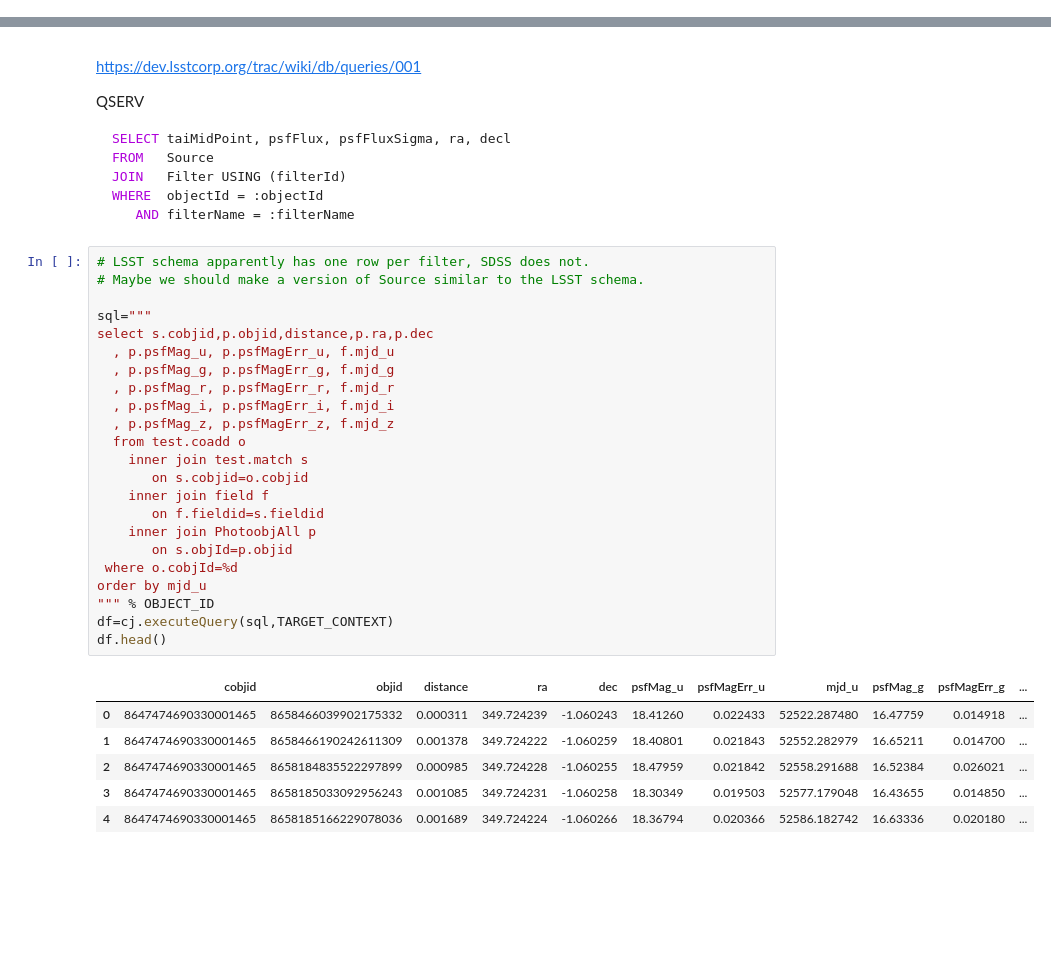
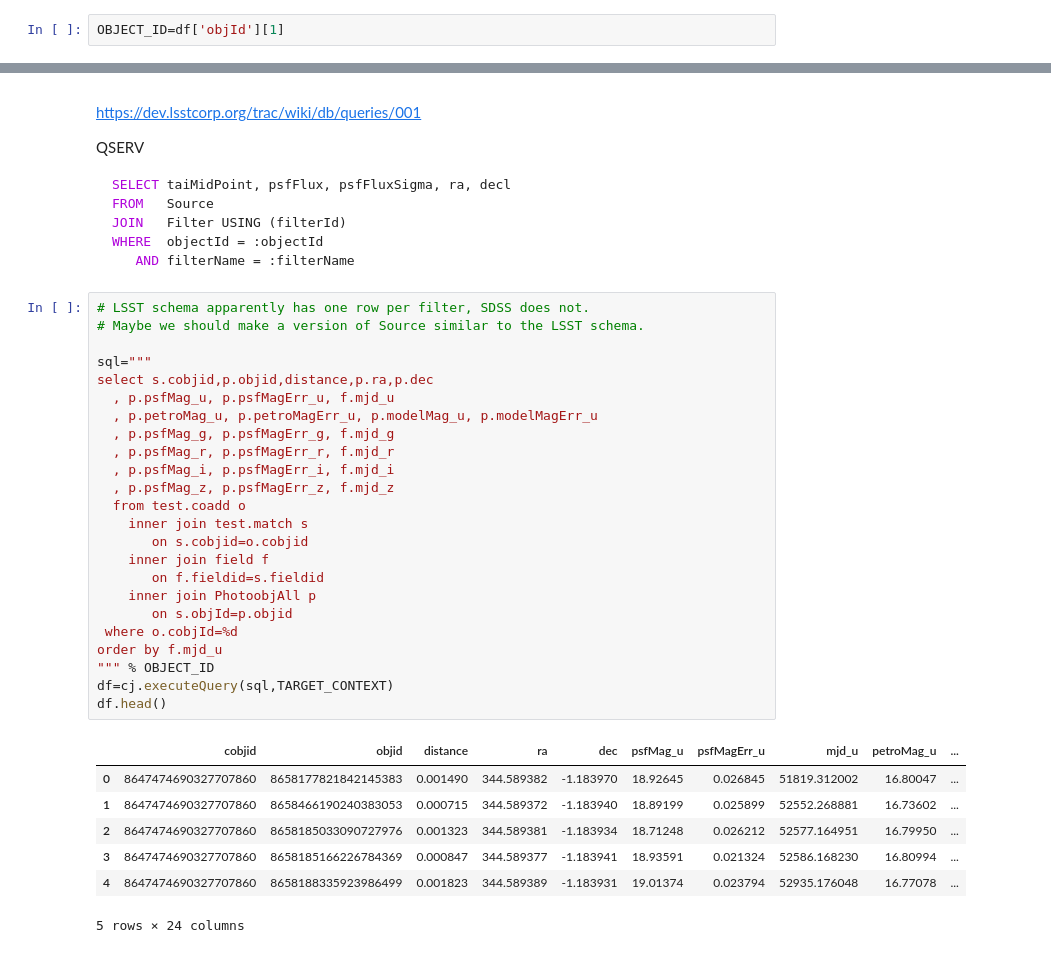
Before and after one commit to idies/jhu-lsst, a Jupyter notebook: Stripe82/test_queries/LSST-Test-Queries - Part 1.ipynb, the cells around one changed output, grey strips where cells are left out. Drawn from its saved outputs; the diff is of its cells as text; blank space fills up the shorter version.

```diff
--- a/Stripe82/test_queries/LSST-Test-Queries - Part 1.ipynb
+++ b/Stripe82/test_queries/LSST-Test-Queries - Part 1.ipynb
@@ -59,3 +50,5 @@ OBJECT_ID=8647474690330001465
+# %%
+OBJECT_ID=df['objId'][1]
 # %% [markdown]
 ### <a href="https://dev.lsstcorp.org/trac/wiki/db/queries/001" target="_blank">Extract light curve for a given object (time, magnitude and/or position) </a>
 
@@ -72,31 +65,33 @@ WHERE  objectId = :objectId
 # %%
 # LSST schema apparently has one row per filter, SDSS does not.
 # Maybe we should make a version of Source similar to the LSST schema.
 
 sql="""
 select s.cobjid,p.objid,distance,p.ra,p.dec
   , p.psfMag_u, p.psfMagErr_u, f.mjd_u
+  , p.petroMag_u, p.petroMagErr_u, p.modelMag_u, p.modelMagErr_u
   , p.psfMag_g, p.psfMagErr_g, f.mjd_g
   , p.psfMag_r, p.psfMagErr_r, f.mjd_r
   , p.psfMag_i, p.psfMagErr_i, f.mjd_i
   , p.psfMag_z, p.psfMagErr_z, f.mjd_z
   from test.coadd o
     inner join test.match s
        on s.cobjid=o.cobjid
     inner join field f
        on f.fieldid=s.fieldid
     inner join PhotoobjAll p
        on s.objId=p.objid
  where o.cobjId=%d
-order by mjd_u
+order by f.mjd_u
 """ % OBJECT_ID
 df=cj.executeQuery(sql,TARGET_CONTEXT)
 df.head()
 # %% [output]
-|  | cobjid | objid | distance | ra | dec | psfMag_u | psfMagErr_u | mjd_u | psfMag_g | psfMagErr_g | ... |
-| 0 | 8647474690330001465 | 8658466039902175332 | 0.000311 | 349.724239 | -1.060243 | 18.41260 | 0.022433 | 52522.287480 | 16.47759 | 0.014918 | ... |
-| 1 | 8647474690330001465 | 8658466190242611309 | 0.001378 | 349.724222 | -1.060259 | 18.40801 | 0.021843 | 52552.282979 | 16.65211 | 0.014700 | ... |
-| 2 | 8647474690330001465 | 8658184835522297899 | 0.000985 | 349.724228 | -1.060255 | 18.47959 | 0.021842 | 52558.291688 | 16.52384 | 0.026021 | ... |
-| 3 | 8647474690330001465 | 8658185033092956243 | 0.001085 | 349.724231 | -1.060258 | 18.30349 | 0.019503 | 52577.179048 | 16.43655 | 0.014850 | ... |
-| 4 | 8647474690330001465 | 8658185166229078036 | 0.001689 | 349.724224 | -1.060266 | 18.36794 | 0.020366 | 52586.182742 | 16.63336 | 0.020180 | ... |
+|  | cobjid | objid | distance | ra | dec | psfMag_u | psfMagErr_u | mjd_u | petroMag_u | ... |
+| 0 | 8647474690327707860 | 8658177821842145383 | 0.001490 | 344.589382 | -1.183970 | 18.92645 | 0.026845 | 51819.312002 | 16.80047 | ... |
+| 1 | 8647474690327707860 | 8658466190240383053 | 0.000715 | 344.589372 | -1.183940 | 18.89199 | 0.025899 | 52552.268881 | 16.73602 | ... |
+| 2 | 8647474690327707860 | 8658185033090727976 | 0.001323 | 344.589381 | -1.183934 | 18.71248 | 0.026212 | 52577.164951 | 16.79950 | ... |
+| 3 | 8647474690327707860 | 8658185166226784369 | 0.000847 | 344.589377 | -1.183941 | 18.93591 | 0.021324 | 52586.168230 | 16.80994 | ... |
+| 4 | 8647474690327707860 | 8658188335923986499 | 0.001823 | 344.589389 | -1.183931 | 19.01374 | 0.023794 | 52935.176048 | 16.77078 | ... |
+5 rows × 24 columns
 # %%
```
Also changed, not shown: parts of 30 cells of this notebook, 9 other files.
